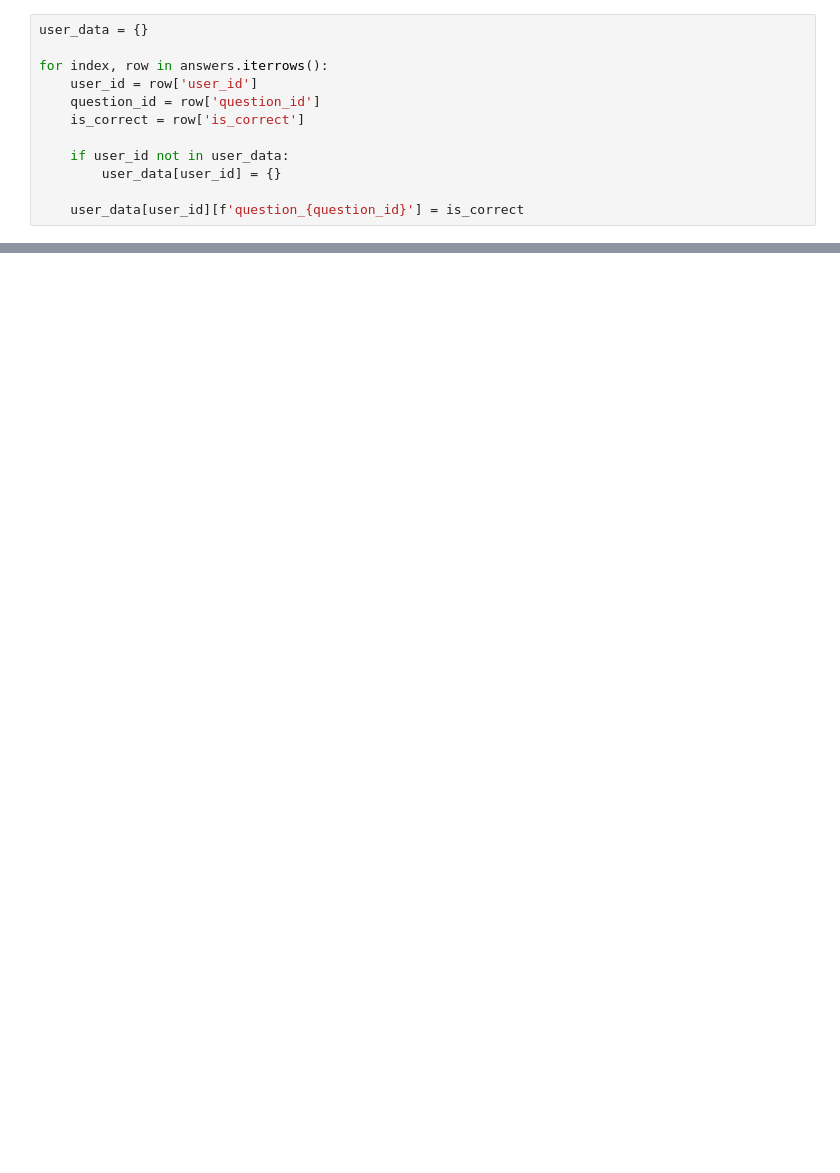
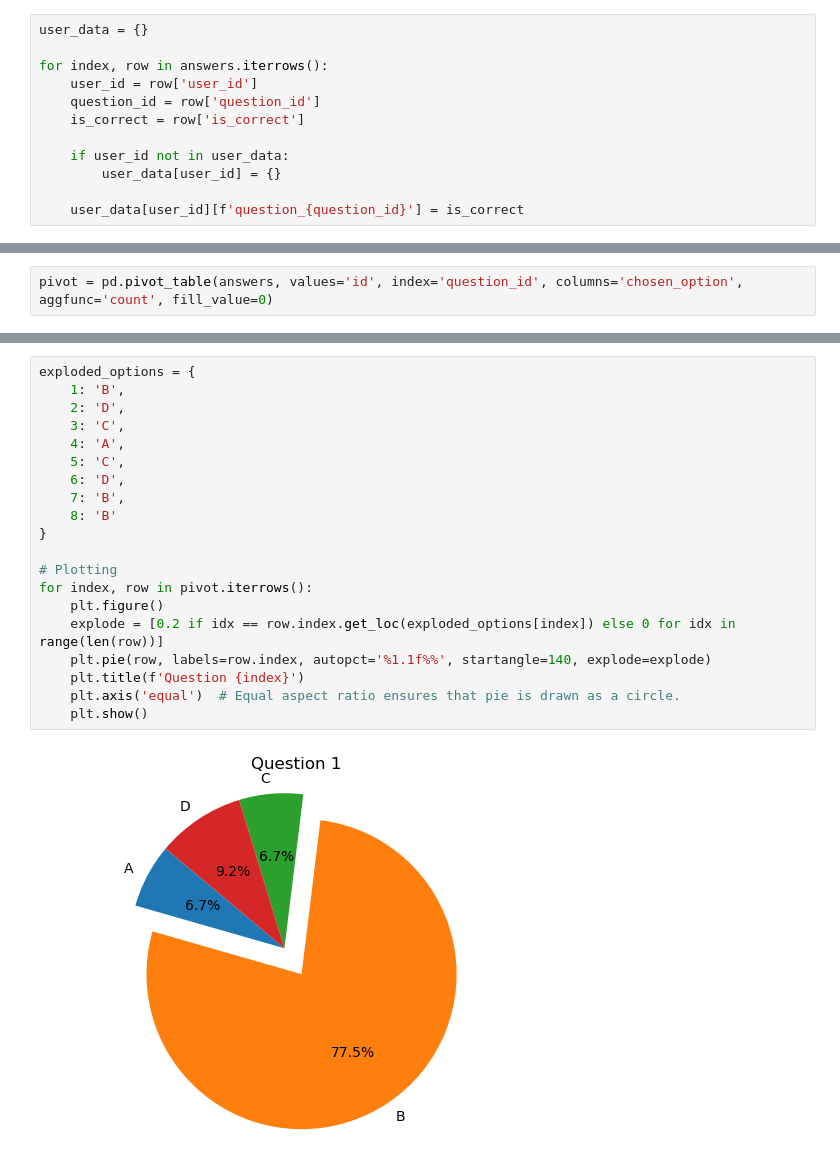
Before and after one commit to supernauth/quiz, a Jupyter notebook: analysis.ipynb, the cells around one changed output, grey strips where cells are left out. Saved outputs shown, nothing was run; the diff lists cells and outputs as text; blank space fills up the shorter version.

```diff
--- a/analysis.ipynb
+++ b/analysis.ipynb
@@ -78,0 +134,2 @@ user_data
+# %%
+pivot = pd.pivot_table(answers, values='id', index='question_id', columns='chosen_option', aggfunc='count', fill_value=0)
@@ -78,0 +164,22 @@ user_data
+# %%
+exploded_options = {
+    1: 'B',
+    2: 'D',
+    3: 'C',
+    4: 'A',
+    5: 'C',
+    6: 'D',
+    7: 'B',
+    8: 'B'
+}
+
+# Plotting
+for index, row in pivot.iterrows():
+    plt.figure()
+    explode = [0.2 if idx == row.index.get_loc(exploded_options[index]) else 0 for idx in range(len(row))]
+    plt.pie(row, labels=row.index, autopct='%1.1f%%', startangle=140, explode=explode)
+    plt.title(f'Question {index}')
+    plt.axis('equal')  # Equal aspect ratio ensures that pie is drawn as a circle.
+    plt.show()
+# %% [output]
+[figure, added]
```
Also changed, not shown: parts of 16 cells of this notebook, 1 other file.
